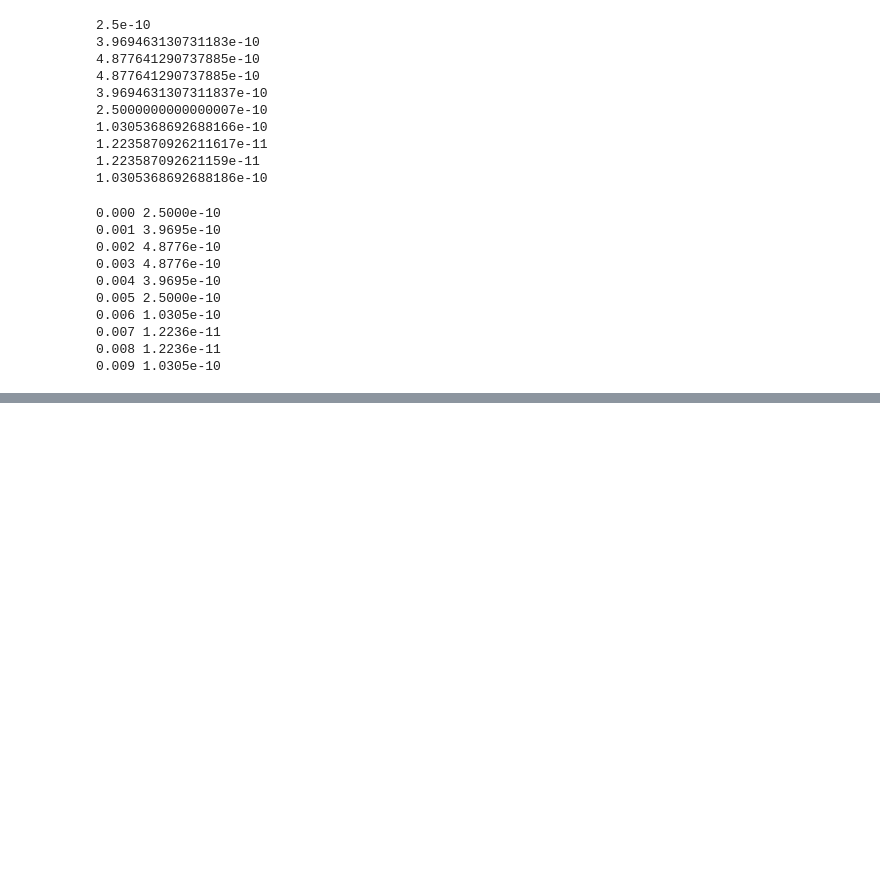
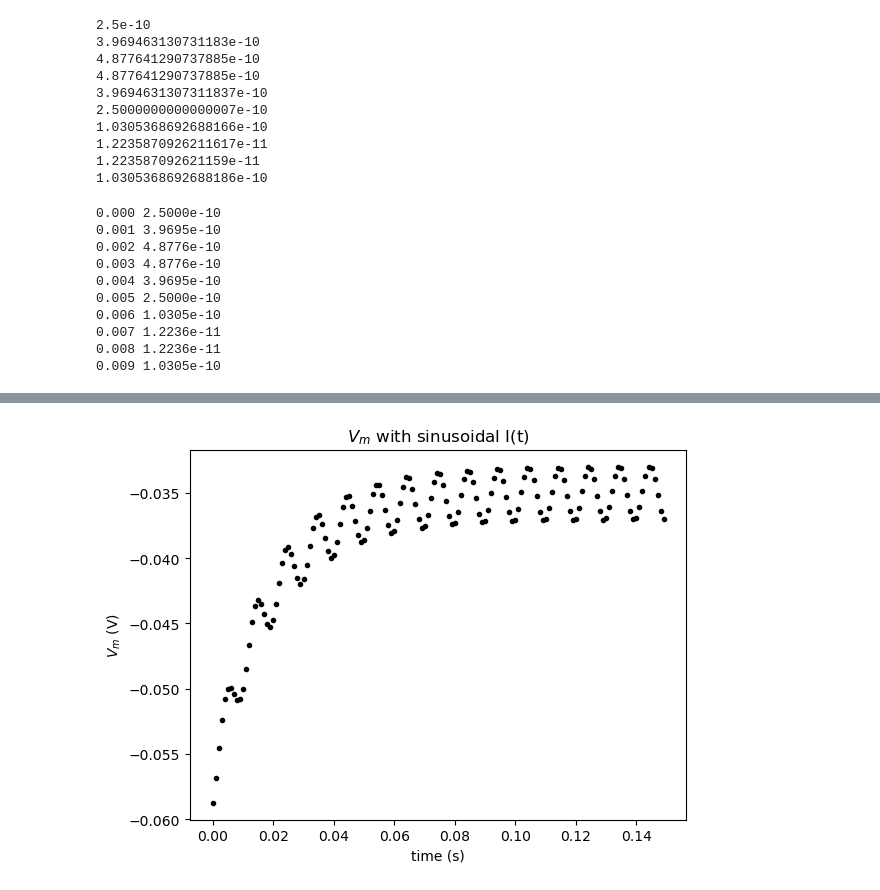
Before and after one commit to 322Simon/Neuromatchacademy, a Jupyter notebook: LIF_Neuron_Part_I.ipynb, the cells around one changed output, grey strips where cells are left out. Saved outputs shown, nothing was run; the diff lists cells and outputs as text; code cells hidden in the pictures; blank space fills up the shorter version.

```diff
--- a/LIF_Neuron_Part_I.ipynb
+++ b/LIF_Neuron_Part_I.ipynb
@@ -66,0 +124,32 @@ for step in range(step_end):
+# %%
+# Initialize step_end
+step_end = int(t_max / dt)
+
+# Initialize v0
+v = el
+
+# Initialize the figure
+plt.figure()
+plt.title('$V_m$ with sinusoidal I(t)')
+plt.xlabel('time (s)')
+plt.ylabel('$V_m$ (V)');
+
+# Loop for step_end steps
+for step in range(step_end):
+
+  # Compute value of t
+  t = step * dt
+
+  # Compute value of i at this time step
+  i = i_mean * (1 + np.sin((t * 2 * np.pi) / 0.01))
+
+  # Compute v
+  v = v + dt/tau * (el - v + r*i)
+
+  # Plot v (using 'k.' to get even smaller markers)
+  plt.plot(t, v, 'k.')
+
+# Display plot
+plt.show()
+# %% [output]
+[figure, added]
```
Also changed, not shown: parts of 4 cells of this notebook.
